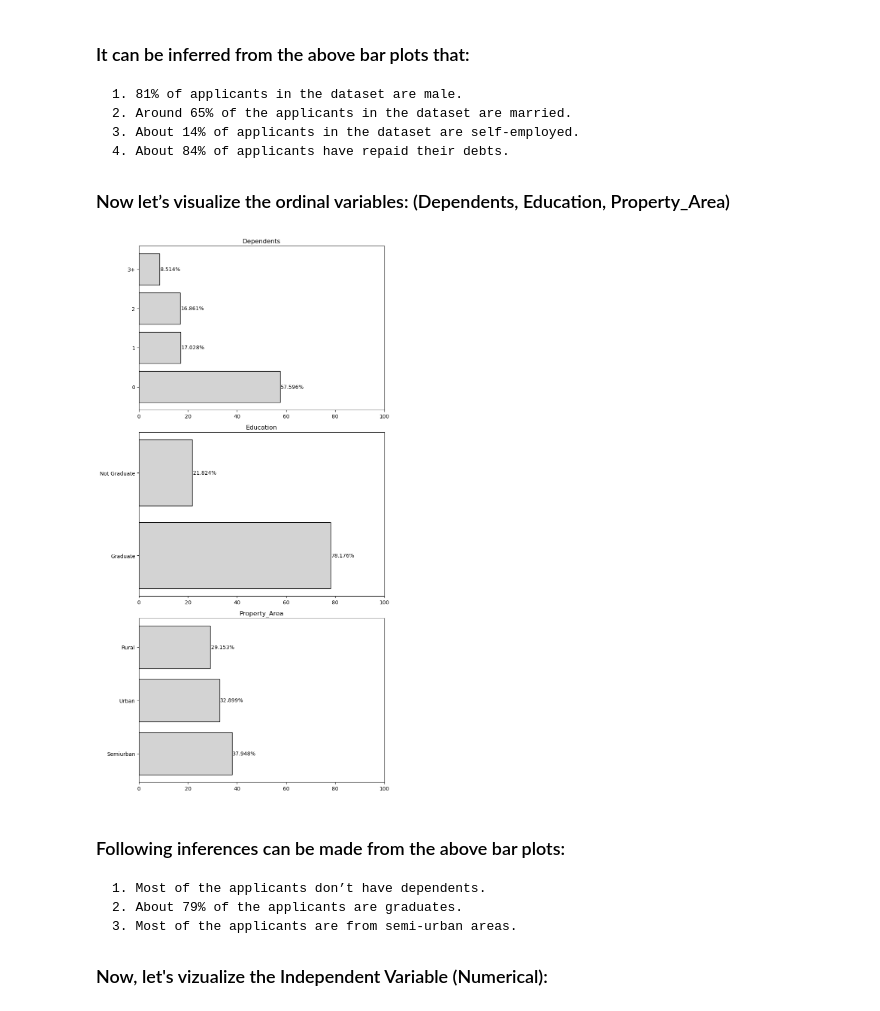
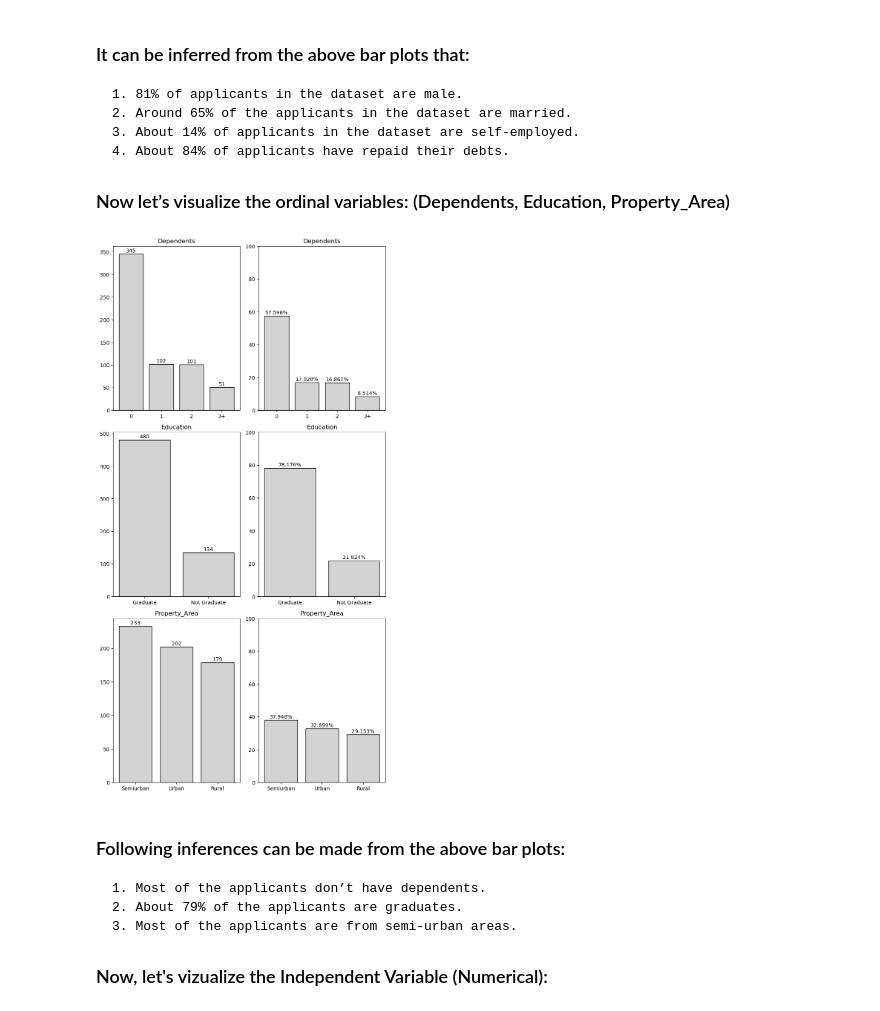
Before and after one commit to AlbertoGhub/MACHINE-LEARNING-AND-DATA-SCIENCE-PROJECTS, a Jupyter notebook: CLASSIFICATION/LOAN_PREDICTION/Loan_Prediction_Problem.ipynb, the cells around one changed output. Saved outputs shown, nothing was run; the diff lists cells and outputs as text; code cells hidden in the pictures.

```diff
--- a/CLASSIFICATION/LOAN_PREDICTION/Loan_Prediction_Problem.ipynb
+++ b/CLASSIFICATION/LOAN_PREDICTION/Loan_Prediction_Problem.ipynb
@@ -223,21 +238,23 @@ barplot = bar_plot(train["Credit_History"])
 
 ### Now let’s visualize the ordinal variables: (Dependents, Education, Property_Area)
 # %%
-plt.figure(figsize=(8,15))
+fig=plt.figure(figsize=(8,30))
+plt.subplot(6,2,1)
+bar_plot(train["Dependents"], "v", "f")
+plt.subplot(6,2,2)
+bar_plot(train["Dependents"], "v", "p")
 
-# plot 1
-plt.subplot(3,1,1)
-bar_plot_1(train["Dependents"])
+plt.subplot(6,2,3)
+bar_plot(train["Education"], "v", "f")
+plt.subplot(6,2,4)
+bar_plot(train["Education"], "v", "p")
 
-# plot 2
-plt.subplot(3,1,2)
-bar_plot_1(train["Education"])
-
-# plot 3
-plt.subplot(3,1,3)
-bar_plot_1(train["Property_Area"])
+plt.subplot(6,2,5)
+bar_plot(train["Property_Area"], "v", "f")
+plt.subplot(6,2,6)
+bar_plot(train["Property_Area"], "v", "p")
 # %% [output]
-[figure, old version]
+[figure, new version]
 # %% [markdown]
 ### Following inferences can be made from the above bar plots:
 
```
Also changed, not shown: parts of 14 cells of this notebook.
